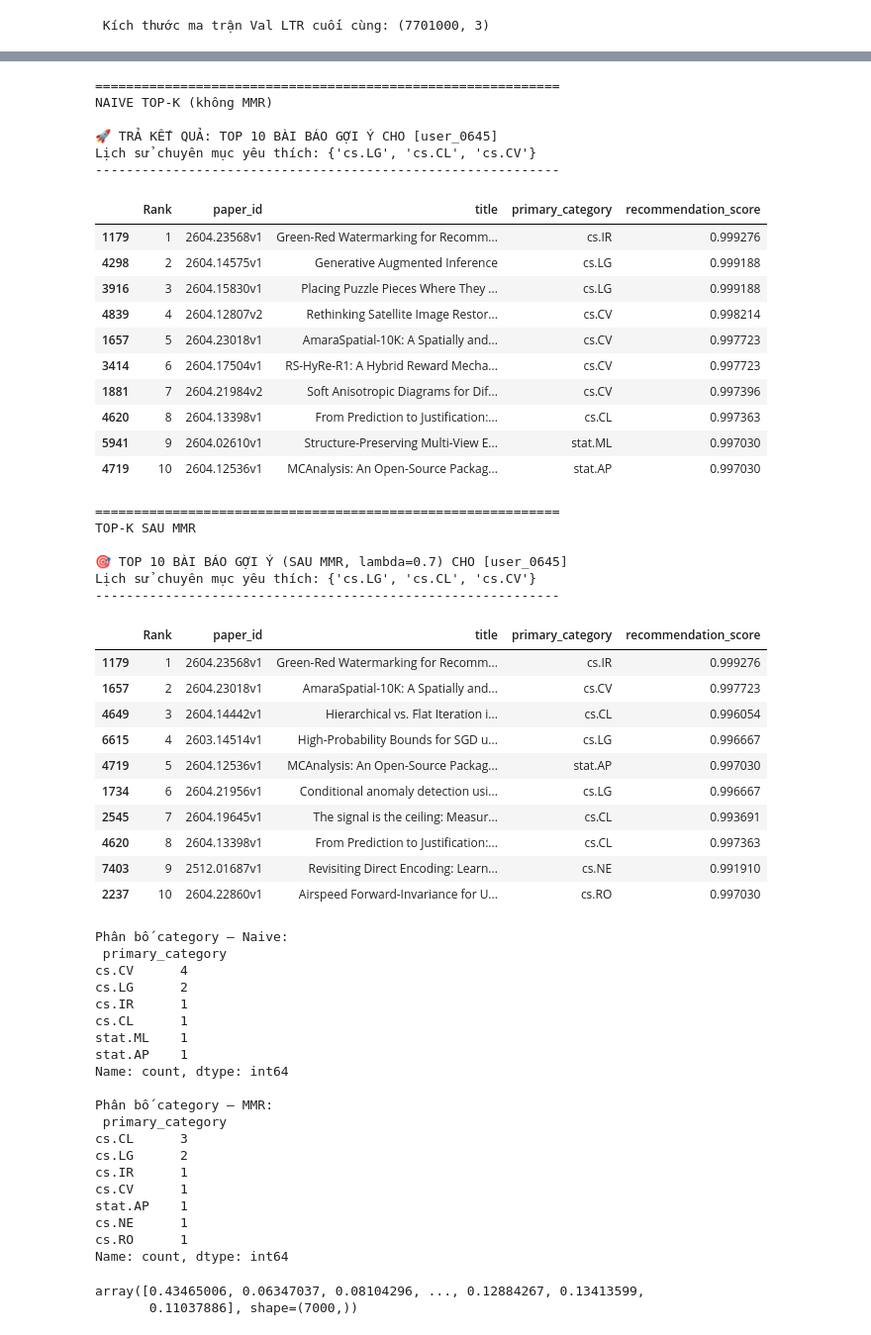
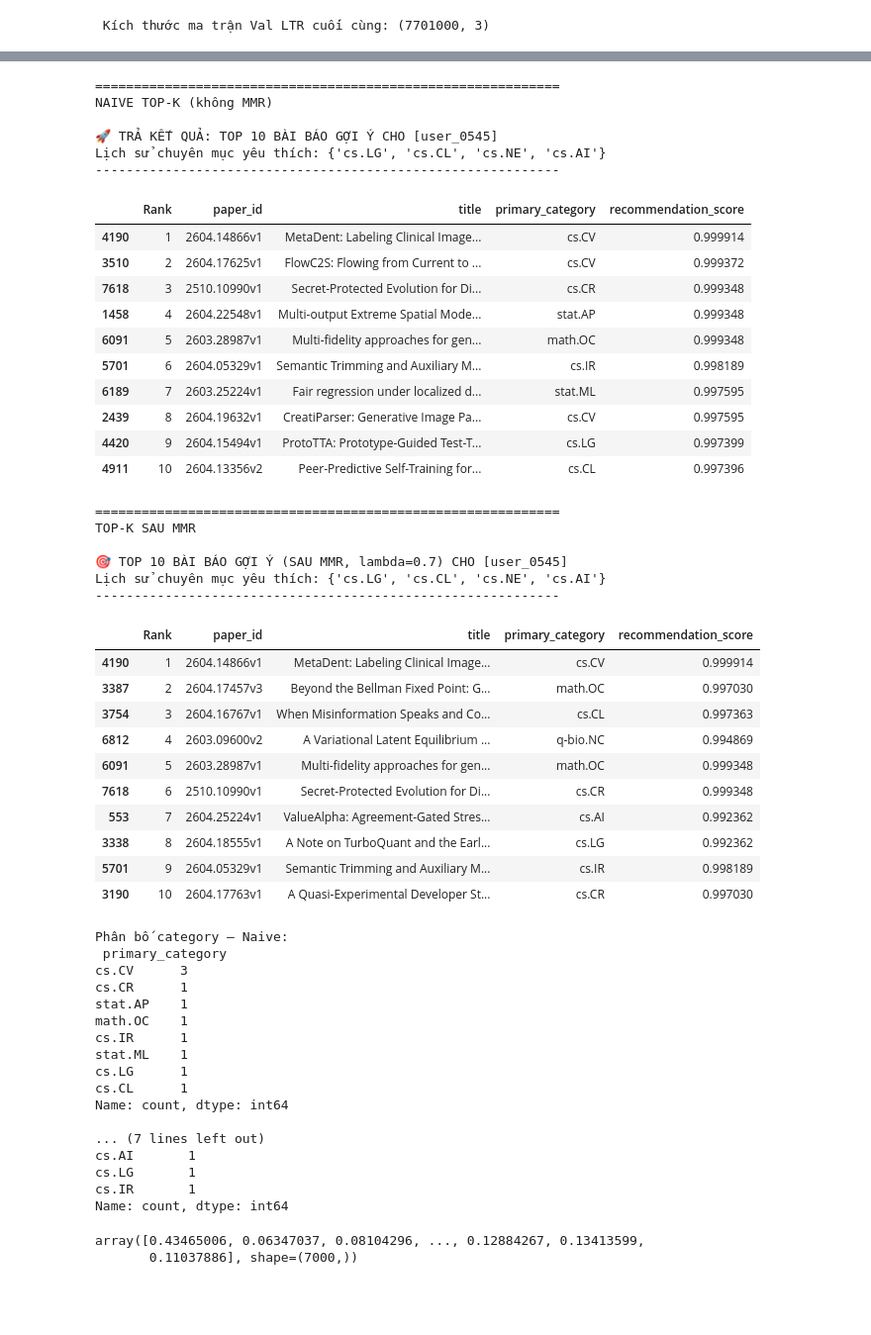
Before and after one commit to dduhC/ML-Project, a Jupyter notebook: LTR.ipynb, the cells around one changed output, grey strips where cells are left out. Shown at 99% size. Drawn from its saved outputs; the diff is of its cells as text; code cells hidden in the pictures; blank space fills up the shorter version.

```diff
--- a/LTR.ipynb
+++ b/LTR.ipynb
@@ -435,7 +451,7 @@ def get_top_k_with_mmr(target_user_id, candidate_df, candidate_embeddings, top_k
 
     return top_k_papers[['Rank', 'paper_id', 'title', 'primary_category', 'recommendation_score']]
 # %%
-demo_user = "user_0645"
+demo_user = "user_0545"
 
 print("=" * 60)
 print("NAIVE TOP-K (không MMR)")
@@ -444,81 +460,78 @@ top_k_naive = get_top_k_recommendations(
     candidate_df=test,
     candidate_embeddings=tfidf_test,
     top_k=10
 )
 display(top_k_naive)
 
 print("=" * 60)
 print("TOP-K SAU MMR")
 top_k_mmr = get_top_k_with_mmr(
     target_user_id=demo_user,
     candidate_df=test,
     candidate_embeddings=tfidf_test,
     top_k=10,
     pool_size=100,
     lambda_param=0.7,
     model=ltr_model
 )
 display(top_k_mmr)
 
 # So sánh nhanh: số category trùng nhau trong top-10
 naive_cats = top_k_naive['primary_category'].value_counts()
 mmr_cats = top_k_mmr['primary_category'].value_counts()
 print("\nPhân bố category — Naive:\n", naive_cats)
 print("\nPhân bố category — MMR:\n", mmr_cats)
 # %% [output]
 ============================================================
 NAIVE TOP-K (không MMR)
 
-🚀 TRẢ KẾT QUẢ: TOP 10 BÀI BÁO GỢI Ý CHO [user_0645]
-Lịch sử chuyên mục yêu thích: {'cs.LG', 'cs.CL', 'cs.CV'}
+🚀 TRẢ KẾT QUẢ: TOP 10 BÀI BÁO GỢI Ý CHO [user_0545]
+Lịch sử chuyên mục yêu thích: {'cs.LG', 'cs.CL', 'cs.NE', 'cs.AI'}
 ------------------------------------------------------------
 |  | Rank | paper_id | title | primary_category | recommendation_score |
-| 1179 | 1 | 2604.23568v1 | Green-Red Watermarking for Recomm... | cs.IR | 0.999276 |
-| 4298 | 2 | 2604.14575v1 | Generative Augmented Inference | cs.LG | 0.999188 |
-| 3916 | 3 | 2604.15830v1 | Placing Puzzle Pieces Where They ... | cs.LG | 0.999188 |
-| 4839 | 4 | 2604.12807v2 | Rethinking Satellite Image Restor... | cs.CV | 0.998214 |
-| 1657 | 5 | 2604.23018v1 | AmaraSpatial-10K: A Spatially and... | cs.CV | 0.997723 |
-| 3414 | 6 | 2604.17504v1 | RS-HyRe-R1: A Hybrid Reward Mecha... | cs.CV | 0.997723 |
-| 1881 | 7 | 2604.21984v2 | Soft Anisotropic Diagrams for Dif... | cs.CV | 0.997396 |
-| 4620 | 8 | 2604.13398v1 | From Prediction to Justification:... | cs.CL | 0.997363 |
-| 5941 | 9 | 2604.02610v1 | Structure-Preserving Multi-View E... | stat.ML | 0.997030 |
-| 4719 | 10 | 2604.12536v1 | MCAnalysis: An Open-Source Packag... | stat.AP | 0.997030 |
+| 4190 | 1 | 2604.14866v1 | MetaDent: Labeling Clinical Image... | cs.CV | 0.999914 |
+| 3510 | 2 | 2604.17625v1 | FlowC2S: Flowing from Current to ... | cs.CV | 0.999372 |
+| 7618 | 3 | 2510.10990v1 | Secret-Protected Evolution for Di... | cs.CR | 0.999348 |
+| 1458 | 4 | 2604.22548v1 | Multi-output Extreme Spatial Mode... | stat.AP | 0.999348 |
+| 6091 | 5 | 2603.28987v1 | Multi-fidelity approaches for gen... | math.OC | 0.999348 |
+| 5701 | 6 | 2604.05329v1 | Semantic Trimming and Auxiliary M... | cs.IR | 0.998189 |
+| 6189 | 7 | 2603.25224v1 | Fair regression under localized d... | stat.ML | 0.997595 |
+| 2439 | 8 | 2604.19632v1 | CreatiParser: Generative Image Pa... | cs.CV | 0.997595 |
+| 4420 | 9 | 2604.15494v1 | ProtoTTA: Prototype-Guided Test-T... | cs.LG | 0.997399 |
+| 4911 | 10 | 2604.13356v2 | Peer-Predictive Self-Training for... | cs.CL | 0.997396 |
 ============================================================
 TOP-K SAU MMR
 
-🎯 TOP 10 BÀI BÁO GỢI Ý (SAU MMR, lambda=0.7) CHO [user_0645]
-Lịch sử chuyên mục yêu thích: {'cs.LG', 'cs.CL', 'cs.CV'}
+🎯 TOP 10 BÀI BÁO GỢI Ý (SAU MMR, lambda=0.7) CHO [user_0545]
+Lịch sử chuyên mục yêu thích: {'cs.LG', 'cs.CL', 'cs.NE', 'cs.AI'}
 ------------------------------------------------------------
 |  | Rank | paper_id | title | primary_category | recommendation_score |
-| 1179 | 1 | 2604.23568v1 | Green-Red Watermarking for Recomm... | cs.IR | 0.999276 |
-| 1657 | 2 | 2604.23018v1 | AmaraSpatial-10K: A Spatially and... | cs.CV | 0.997723 |
-| 4649 | 3 | 2604.14442v1 | Hierarchical vs. Flat Iteration i... | cs.CL | 0.996054 |
-| 6615 | 4 | 2603.14514v1 | High-Probability Bounds for SGD u... | cs.LG | 0.996667 |
-| 4719 | 5 | 2604.12536v1 | MCAnalysis: An Open-Source Packag... | stat.AP | 0.997030 |
-| 1734 | 6 | 2604.21956v1 | Conditional anomaly detection usi... | cs.LG | 0.996667 |
-| 2545 | 7 | 2604.19645v1 | The signal is the ceiling: Measur... | cs.CL | 0.993691 |
-| 4620 | 8 | 2604.13398v1 | From Prediction to Justification:... | cs.CL | 0.997363 |
-| 7403 | 9 | 2512.01687v1 | Revisiting Direct Encoding: Learn... | cs.NE | 0.991910 |
-| 2237 | 10 | 2604.22860v1 | Airspeed Forward-Invariance for U... | cs.RO | 0.997030 |
+| 4190 | 1 | 2604.14866v1 | MetaDent: Labeling Clinical Image... | cs.CV | 0.999914 |
+| 3387 | 2 | 2604.17457v3 | Beyond the Bellman Fixed Point: G... | math.OC | 0.997030 |
+| 3754 | 3 | 2604.16767v1 | When Misinformation Speaks and Co... | cs.CL | 0.997363 |
+| 6812 | 4 | 2603.09600v2 | A Variational Latent Equilibrium ... | q-bio.NC | 0.994869 |
+| 6091 | 5 | 2603.28987v1 | Multi-fidelity approaches for gen... | math.OC | 0.999348 |
+| 7618 | 6 | 2510.10990v1 | Secret-Protected Evolution for Di... | cs.CR | 0.999348 |
+| 553 | 7 | 2604.25224v1 | ValueAlpha: Agreement-Gated Stres... | cs.AI | 0.992362 |
+| 3338 | 8 | 2604.18555v1 | A Note on TurboQuant and the Earl... | cs.LG | 0.992362 |
+| 5701 | 9 | 2604.05329v1 | Semantic Trimming and Auxiliary M... | cs.IR | 0.998189 |
+| 3190 | 10 | 2604.17763v1 | A Quasi-Experimental Developer St... | cs.CR | 0.997030 |
 Phân bố category — Naive:
  primary_category
-cs.CV      4
-cs.LG      2
+cs.CV      3
+cs.CR      1
+stat.AP    1
+math.OC    1
 cs.IR      1
+stat.ML    1
+cs.LG      1
 cs.CL      1
-stat.ML    1
-stat.AP    1
 Name: count, dtype: int64
 
-Phân bố category — MMR:
- primary_category
-cs.CL      3
-cs.LG      2
-cs.IR      1
-cs.CV      1
-stat.AP    1
-cs.NE      1
-cs.RO      1
+... (7 lines left out)
+cs.AI       1
+cs.LG       1
+cs.IR       1
 Name: count, dtype: int64
 # %%
 ltr_model.predict_proba(data_tfidf)[:,1]
```
Also changed, not shown: parts of 4 cells of this notebook, 4 other files.
